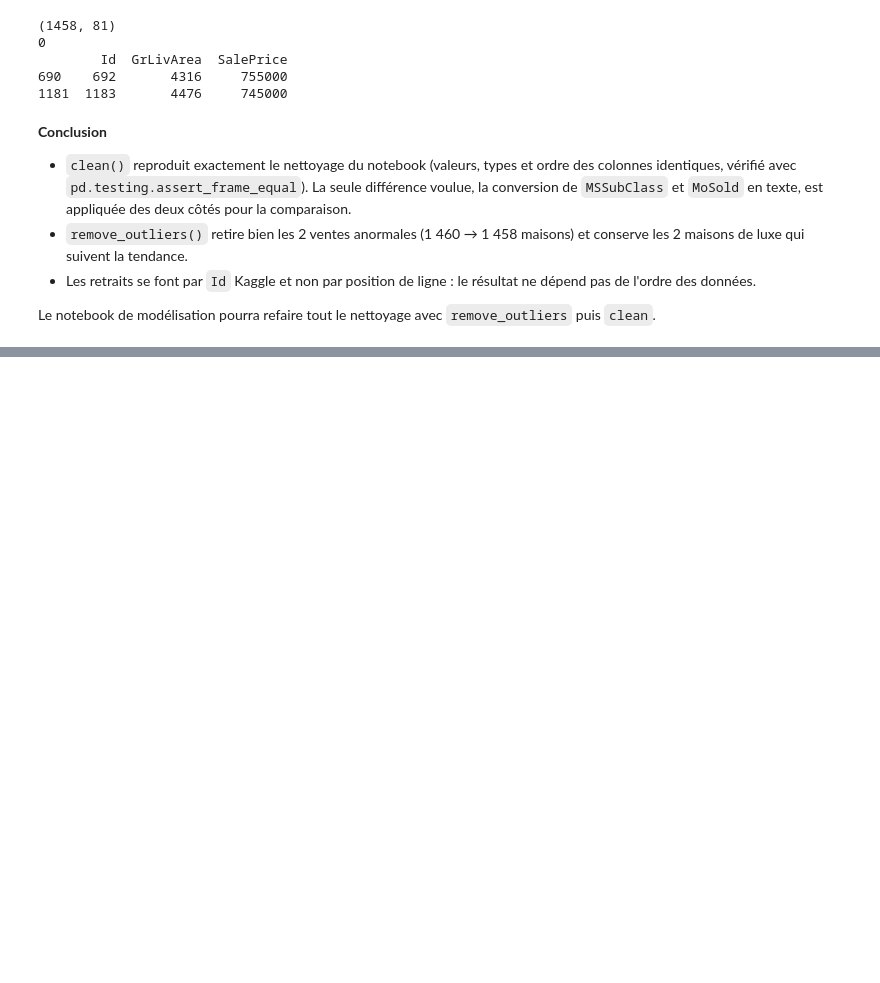
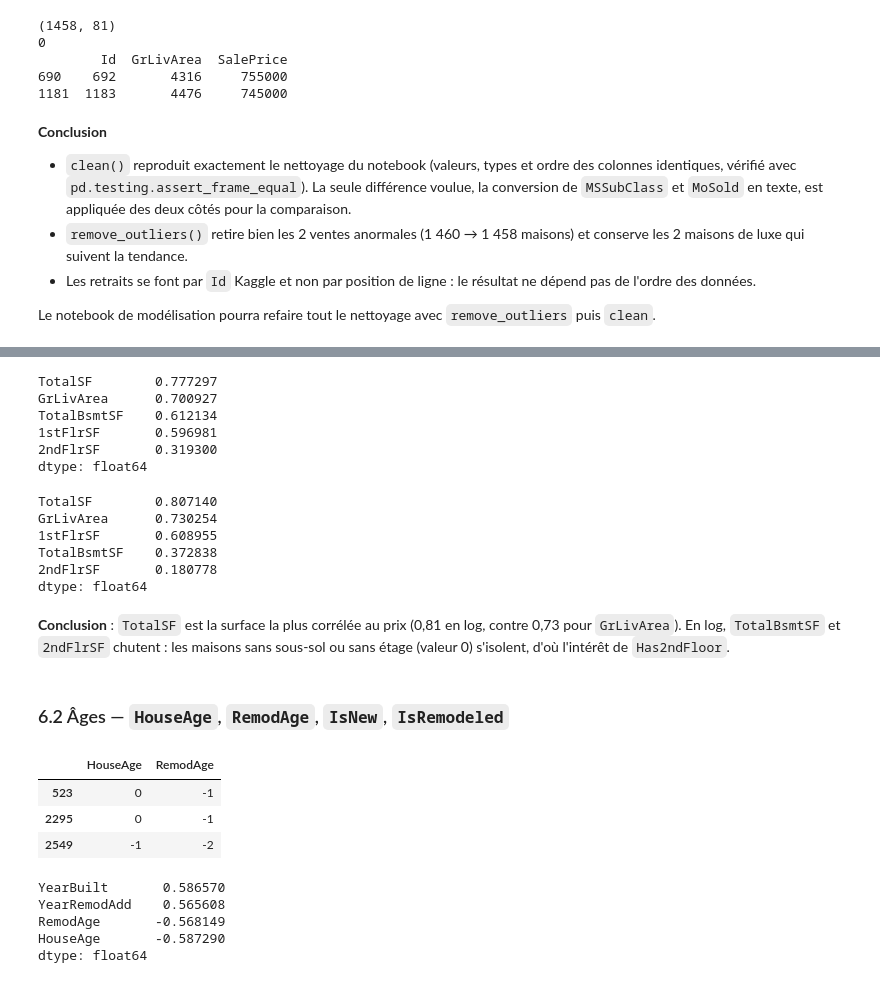
Before and after one commit to raybelpro77git/kaggle-house-prices, a Jupyter notebook: notebooks/01_eda.ipynb, the cells around one changed output, grey strips where cells are left out. Saved outputs shown, nothing was run; the diff lists cells and outputs as text; code cells hidden in the pictures; blank space fills up the shorter version.

```diff
--- a/notebooks/01_eda.ipynb
+++ b/notebooks/01_eda.ipynb
@@ -2013,0 +2018,3 @@ Le notebook de modélisation pourra refaire tout le nettoyage avec `remove_outli
+# %%
+# Copie de travail des données nettoyées
+feat = cleaned.copy()
@@ -2013,0 +2023,5 @@ Le notebook de modélisation pourra refaire tout le nettoyage avec `remove_outli
+# %%
+# Surface totale : sous-sol + 1er étage + 2e étage
+feat["TotalSF"] = (
+    feat["TotalBsmtSF"] + feat["1stFlrSF"] + feat["2ndFlrSF"]
+)
@@ -2013,0 +2034,51 @@ Le notebook de modélisation pourra refaire tout le nettoyage avec `remove_outli
+# %%
+# Comparaison avec les surfaces d'origine (brutes)
+mes_cols = ["TotalSF", "TotalBsmtSF", "1stFlrSF", "2ndFlrSF", "GrLivArea"]
+
+correlations = feat.iloc[:n_train][mes_cols].corrwith(y).sort_values(ascending=False)
+print(correlations)
+# %% [output]
+TotalSF        0.777297
+GrLivArea      0.700927
+TotalBsmtSF    0.612134
+1stFlrSF       0.596981
+2ndFlrSF       0.319300
+dtype: float64
+# %%
+# Comparaison avec les surfaces d'origine (en log1p)
+mes_cols_surface = ["TotalSF", "TotalBsmtSF", "1stFlrSF", "2ndFlrSF", "GrLivArea"]
+
+
+correlations_surface =np.log1p(feat.iloc[:n_train][mes_cols_surface]).corrwith(y).sort_values(ascending=False)
+print(correlations_surface)
+# %% [output]
+TotalSF        0.807140
+GrLivArea      0.730254
+1stFlrSF       0.608955
+TotalBsmtSF    0.372838
+2ndFlrSF       0.180778
+dtype: float64
+# %% [markdown]
+**Conclusion** : `TotalSF` est la surface la plus corrélée au prix (0,81 en log, contre 0,73 pour `GrLivArea`). En log, `TotalBsmtSF` et `2ndFlrSF` chutent : les maisons sans sous-sol ou sans étage (valeur 0) s'isolent, d'où l'intérêt de `Has2ndFloor`.
+# %% [markdown]
+### 6.2 Âges — `HouseAge`, `RemodAge`, `IsNew`, `IsRemodeled`
+# %%
+# Âge de la maison et temps depuis la rénovation, au moment de la vente
+feat["HouseAge"] = (
+    feat["YrSold"] - feat["YearBuilt"]
+)
+
+feat["RemodAge"] = (
+    feat["YrSold"] - feat["YearRemodAdd"]
+)
+# %%
+# Âges négatifs : construction ou rénovation datée après la vente
+cond_HA_neg = ((feat["HouseAge"] < 0)|(feat["RemodAge"] < 0)
+)
+
+feat.loc[cond_HA_neg,["HouseAge","RemodAge"]]
+# %% [output]
+|  | HouseAge | RemodAge |
+| 523 | 0 | -1 |
+| 2295 | 0 | -1 |
+| 2549 | -1 | -2 |
@@ -2013,0 +2089,13 @@ Le notebook de modélisation pourra refaire tout le nettoyage avec `remove_outli
+# %%
+# Comparaison avec les années d'origine
+mes_cols_age = ["HouseAge", "RemodAge", "YearRemodAdd", "YearBuilt"]
+
+
+correlations_age = feat.iloc[:n_train][mes_cols_age].corrwith(y).sort_values(ascending=False)
+print(correlations_age)
+# %% [output]
+YearBuilt       0.586570
+YearRemodAdd    0.565608
+RemodAge       -0.568149
+HouseAge       -0.587290
+dtype: float64
```
Also changed, not shown: parts of 39 cells of this notebook, 1 other file.
